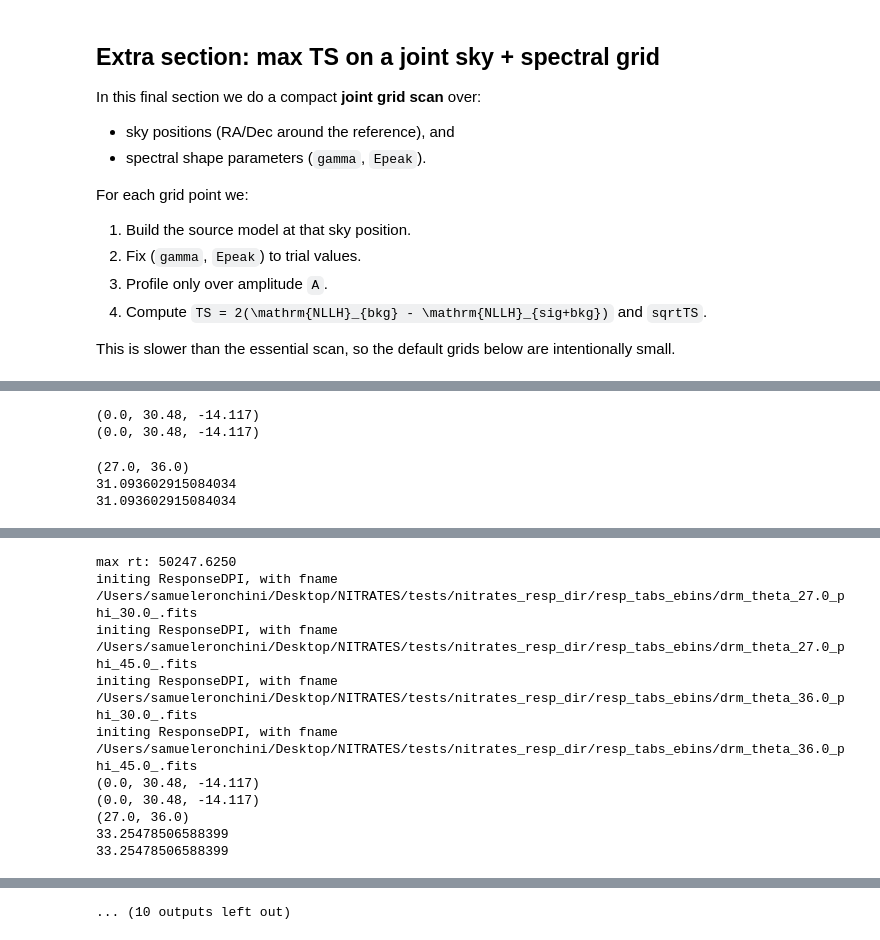
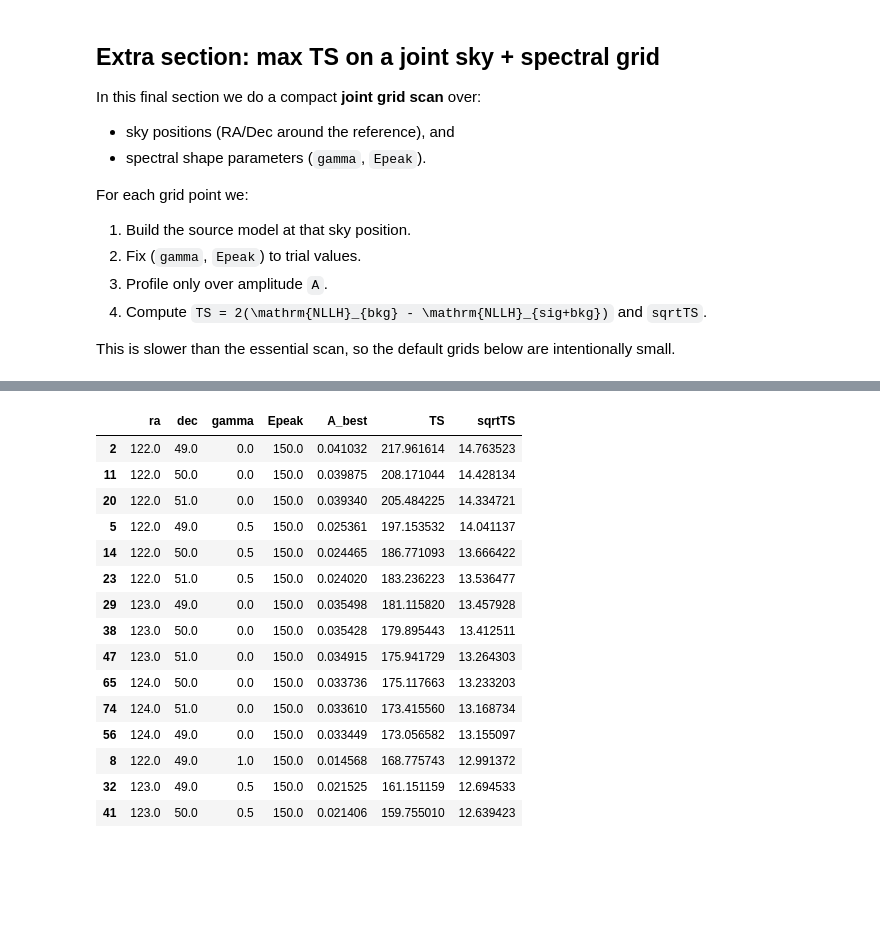
Before and after one commit to AndreaCozzumbo/acme_tutorials, a Jupyter notebook: nitrates/skyscan.ipynb, the cells around one changed output, grey strips where cells are left out. Cells and saved outputs as stored; diff of their text form; code cells hidden in the pictures; blank space fills up the shorter version.

```diff
--- a/nitrates/skyscan.ipynb
+++ b/nitrates/skyscan.ipynb
@@ -361,16 +359,17 @@ def eval_sky_position(ra_deg: float, dec_deg: float):
     theta, phi = convert_radec2thetaphi(ra_deg, dec_deg, att_quat)
 
     # Build trial source model at this sky location.
-    sig_mod = Source_Model_InOutFoV(
-        flux_mod,
-        [ebins0, ebins1],
-        bl_dmask,
-        rt_obj,
-        use_deriv=True,
-        resp_tab_dname=resp_dir / 'resp_tabs_ebins',
-        comp_flor_resp_dname=resp_dir / 'comp_flor_resps',
-        hp_flor_resp_dname=resp_dir / 'hp_flor_resps',
-    )
+    with suppress_output():
+        sig_mod = Source_Model_InOutFoV(
+            flux_mod,
+            [ebins0, ebins1],
+            bl_dmask,
+            rt_obj,
+            use_deriv=True,
+            resp_tab_dname=resp_dir / 'resp_tabs_ebins',
+            comp_flor_resp_dname=resp_dir / 'comp_flor_resps',
+            hp_flor_resp_dname=resp_dir / 'hp_flor_resps',
+        )
     sig_mod.set_theta_phi(float(theta), float(phi))
     sig_mod.set_flux_params(flux_shape)
 
@@ -646,16 +590,17 @@ for dra in ra_offsets_deg:
             theta_i, phi_i = convert_radec2thetaphi(ra_i, dec_i, att_quat)
 
             # Build source model once per sky position
-            sig_mod_i = Source_Model_InOutFoV(
-                flux_mod,
-                [ebins0, ebins1],
-                bl_dmask,
-                rt_obj,
-                use_deriv=True,
-                resp_tab_dname=resp_dir / 'resp_tabs_ebins',
-                comp_flor_resp_dname=resp_dir / 'comp_flor_resps',
-                hp_flor_resp_dname=resp_dir / 'hp_flor_resps',
-            )
+            with suppress_output():
+                sig_mod_i = Source_Model_InOutFoV(
+                    flux_mod,
+                    [ebins0, ebins1],
+                    bl_dmask,
+                    rt_obj,
+                    use_deriv=True,
+                    resp_tab_dname=resp_dir / 'resp_tabs_ebins',
+                    comp_flor_resp_dname=resp_dir / 'comp_flor_resps',
+                    hp_flor_resp_dname=resp_dir / 'hp_flor_resps',
+                )
             sig_mod_i.set_theta_phi(float(theta_i), float(phi_i))
 
             for g_i in gamma_grid:
@@ -769,5 +728,0 @@ WARNING:astropy:hdu= was not specified but multiple tables are present, reading
-(0.0, 30.48, -14.117)
-(0.0, 30.48, -14.117)
-(27.0, 36.0)
-31.093602915084034
-31.093602915084034
@@ -820,14 +728,0 @@ WARNING:root:No ray trace files for this imx, imy
-max rt: 50247.6250
-initing ResponseDPI, with fname
-/Users/samueleronchini/Desktop/NITRATES/tests/nitrates_resp_dir/resp_tabs_ebins/drm_theta_27.0_phi_30.0_.fits
-initing ResponseDPI, with fname
-/Users/samueleronchini/Desktop/NITRATES/tests/nitrates_resp_dir/resp_tabs_ebins/drm_theta_27.0_phi_45.0_.fits
-initing ResponseDPI, with fname
-/Users/samueleronchini/Desktop/NITRATES/tests/nitrates_resp_dir/resp_tabs_ebins/drm_theta_36.0_phi_30.0_.fits
-initing ResponseDPI, with fname
-/Users/samueleronchini/Desktop/NITRATES/tests/nitrates_resp_dir/resp_tabs_ebins/drm_theta_36.0_phi_45.0_.fits
-(0.0, 30.48, -14.117)
-(0.0, 30.48, -14.117)
-(27.0, 36.0)
-33.25478506588399
-33.25478506588399
@@ -835 +729,16 @@ WARNING:root:No ray trace files for this imx, imy
-... (10 outputs left out)
+|  | ra | dec | gamma | Epeak | A_best | TS | sqrtTS |
+| 2 | 122.0 | 49.0 | 0.0 | 150.0 | 0.041032 | 217.961614 | 14.763523 |
+| 11 | 122.0 | 50.0 | 0.0 | 150.0 | 0.039875 | 208.171044 | 14.428134 |
+| 20 | 122.0 | 51.0 | 0.0 | 150.0 | 0.039340 | 205.484225 | 14.334721 |
+| 5 | 122.0 | 49.0 | 0.5 | 150.0 | 0.025361 | 197.153532 | 14.041137 |
+| 14 | 122.0 | 50.0 | 0.5 | 150.0 | 0.024465 | 186.771093 | 13.666422 |
+| 23 | 122.0 | 51.0 | 0.5 | 150.0 | 0.024020 | 183.236223 | 13.536477 |
+| 29 | 123.0 | 49.0 | 0.0 | 150.0 | 0.035498 | 181.115820 | 13.457928 |
+| 38 | 123.0 | 50.0 | 0.0 | 150.0 | 0.035428 | 179.895443 | 13.412511 |
+| 47 | 123.0 | 51.0 | 0.0 | 150.0 | 0.034915 | 175.941729 | 13.264303 |
+| 65 | 124.0 | 50.0 | 0.0 | 150.0 | 0.033736 | 175.117663 | 13.233203 |
+| 74 | 124.0 | 51.0 | 0.0 | 150.0 | 0.033610 | 173.415560 | 13.168734 |
+| 56 | 124.0 | 49.0 | 0.0 | 150.0 | 0.033449 | 173.056582 | 13.155097 |
+| 8 | 122.0 | 49.0 | 1.0 | 150.0 | 0.014568 | 168.775743 | 12.991372 |
+| 32 | 123.0 | 49.0 | 0.5 | 150.0 | 0.021525 | 161.151159 | 12.694533 |
+| 41 | 123.0 | 50.0 | 0.5 | 150.0 | 0.021406 | 159.755010 | 12.639423 |
```
Also changed, not shown: parts of 5 cells of this notebook, 3 other files.
